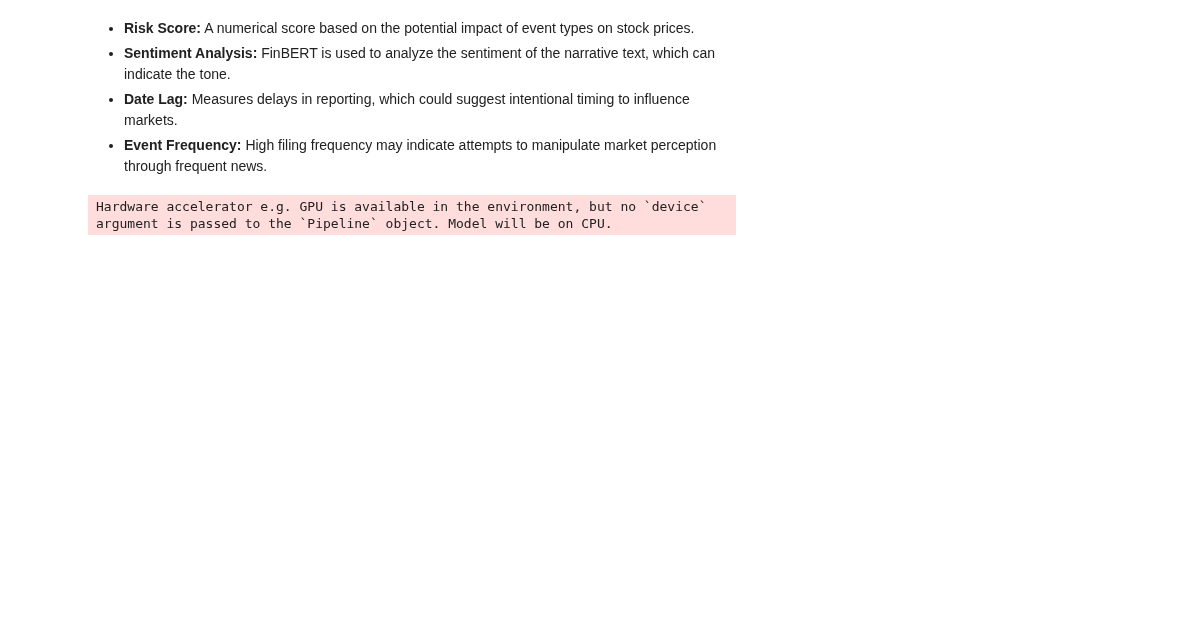
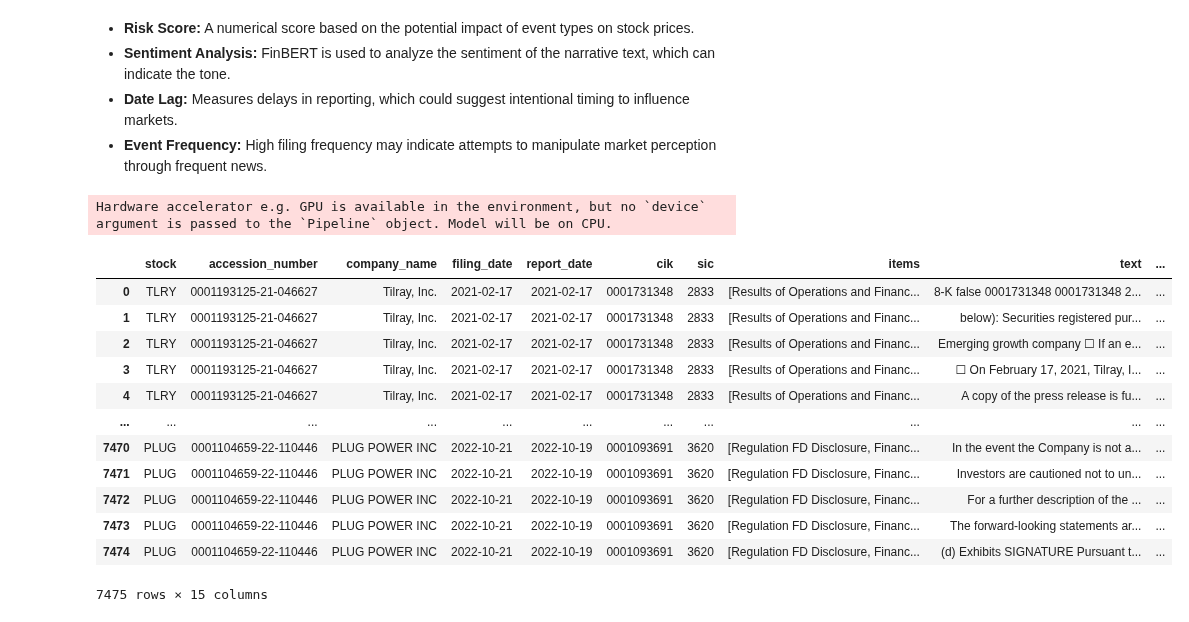
Before and after one commit to ansh2607/capstone2025-aggarwal-StockMarketManipulationDetection, a Jupyter notebook: process_sec_filings.ipynb, the cells around one changed output. Cells and saved outputs as stored; diff of their text form; code cells hidden in the pictures; blank space fills up the shorter version.

Commit message:
processed_8k_filings and combined dataset

```diff
--- a/process_sec_filings.ipynb
+++ b/process_sec_filings.ipynb
@@ -119,12 +164,12 @@ filings_df = process_8k_filings(root_dir)
 * **Event Frequency:** High filing frequency may indicate attempts to manipulate market perception through frequent news.
 # %%
 # Load FinBERT for sentiment analysis
-sentiment_analyzer = pipeline("sentiment-analysis", model="yiyanghkust/finbert-tone")
+sentiment_analyzer = pipeline("sentiment-analysis", model="yiyanghkust/finbert-tone", truncation=True, max_length=512)
 
 def assign_risk_score(items):
     """Assign risk score based on event types."""
-    high_risk = ["Results of Operations and Financial Condition", "Material Impairments", "Regulation FD Disclosure"]
-    medium_risk = ["Departure of Directors or Certain Officers", "Entry into a Material Definitive Agreement"]
+    high_risk = ['Changes in Control of Registrant', 'Entry into a Material Definitive Agreement', 'Material Impairments', 'Departure of Directors or Certain Officers; Election of Directors; Appointment of Certain Officers: Compensatory Arrangements of Certain Officers', 'Notice of Delisting or Failure to Satisfy a Continued Listing Rule or Standard; Transfer of Listing', 'Triggering Events That Accelerate or Increase a Direct Financial Obligation or an Obligation under an Off-Balance Sheet Arrangement', 'Termination of a Material Definitive Agreement', 'Unregistered Sales of Equity Securities', 'Non-Reliance on Previously Issued Financial Statements or a Related Audit Report or Completed Interim Review']
+    medium_risk = ["Results of Operations and Financial Condition", 'Completion of Acquisition or Disposition of Assets', 'Amendments to Articles of Incorporation or Bylaws; Change in Fiscal Year', 'Regulation FD Disclosure', 'Creation of a Direct Financial Obligation or an Obligation under an Off-Balance Sheet Arrangement of a Registrant', 'Cost Associated with Exit or Disposal Activities']
 
     for item in items:
         if item in high_risk:
@@ -133,13 +178,27 @@ def assign_risk_score(items):
             return 2
     return 1
 
-def get_sentiment(text):
+def get_finbert_sentiment(text):
     """Get sentiment score using FinBERT."""
     try:
-        result = sentiment_analyzer(text[:512])[0]  # FinBERT has token limits
+        result = sentiment_analyzer(text)[0]  # FinBERT has token limits
         return result['label'], result['score']
     except:
         return "neutral", 0.0
+
+def keyword_sentiment(text):
+    """keyword-based sentiment analysis."""
+    positive_keywords = ['growth', 'profit', 'increase', 'successful', 'expansion', 'agreement', 'strong']
+    negative_keywords = ['loss', 'impairment', 'decline', 'lawsuit', 'restructuring', 'termination', 'weak']
+
+    positive_count = sum(1 for word in positive_keywords if word in text.lower())
+    negative_count = sum(1 for word in negative_keywords if word in text.lower())
+
+    if positive_count > negative_count:
+        return "positive", 0.7
+    elif negative_count > positive_count:
+        return "negative", 0.7
+    return "neutral", 0.5
 
 # Feature engineering
 filings_df['filing_date'] = pd.to_datetime(filings_df['filing_date'], format='%Y%m%d')
@@ -148,13 +207,23 @@ filings_df['date_lag'] = (filings_df['filing_date'] - filings_df['report_date'])
 filings_df['risk_score'] = filings_df['items'].apply(assign_risk_score)
 
 # Sentiment analysis on body text
-filings_df['sentiment_label'], filings_df['sentiment_score'] = zip(*filings_df['body_text'].apply(get_sentiment))
-
-# Event frequency per stock per month
-filings_df['month'] = filings_df['filing_date'].dt.to_period('M')
-event_freq = filings_df.groupby(['stock', 'month']).size().reset_index(name='event_count')
-filings_df = filings_df.merge(event_freq, on=['stock', 'month'], how='left')
-
-filings_df.to_csv('sec_finra_data/sec_filings/engineered_8k_filings.csv', index=False)
+filings_df['finbert_label'], filings_df['finbert_score'] = zip(*filings_df['text'].apply(get_finbert_sentiment))
+filings_df['keyword_label'], filings_df['keyword_score'] = zip(*filings_df['text'].apply(keyword_sentiment))
 # %% [output]
 Hardware accelerator e.g. GPU is available in the environment, but no `device` argument is passed to the `Pipeline` object. Model will be on CPU.
+# %%
+filings_df
+# %% [output]
+|  | stock | accession_number | company_name | filing_date | report_date | cik | sic | items | text | ... |
+| 0 | TLRY | 0001193125-21-046627 | Tilray, Inc. | 2021-02-17 | 2021-02-17 | 0001731348 | 2833 | [Results of Operations and Financ... | 8-K false 0001731348 0001731348 2... | ... |
+| 1 | TLRY | 0001193125-21-046627 | Tilray, Inc. | 2021-02-17 | 2021-02-17 | 0001731348 | 2833 | [Results of Operations and Financ... | below): Securities registered pur... | ... |
+| 2 | TLRY | 0001193125-21-046627 | Tilray, Inc. | 2021-02-17 | 2021-02-17 | 0001731348 | 2833 | [Results of Operations and Financ... | Emerging growth company ☐ If an e... | ... |
+| 3 | TLRY | 0001193125-21-046627 | Tilray, Inc. | 2021-02-17 | 2021-02-17 | 0001731348 | 2833 | [Results of Operations and Financ... | ☐ On February 17, 2021, Tilray, I... | ... |
+| 4 | TLRY | 0001193125-21-046627 | Tilray, Inc. | 2021-02-17 | 2021-02-17 | 0001731348 | 2833 | [Results of Operations and Financ... | A copy of the press release is fu... | ... |
+| ... | ... | ... | ... | ... | ... | ... | ... | ... | ... | ... |
+| 7470 | PLUG | 0001104659-22-110446 | PLUG POWER INC | 2022-10-21 | 2022-10-19 | 0001093691 | 3620 | [Regulation FD Disclosure, Financ... | In the event the Company is not a... | ... |
+| 7471 | PLUG | 0001104659-22-110446 | PLUG POWER INC | 2022-10-21 | 2022-10-19 | 0001093691 | 3620 | [Regulation FD Disclosure, Financ... | Investors are cautioned not to un... | ... |
+| 7472 | PLUG | 0001104659-22-110446 | PLUG POWER INC | 2022-10-21 | 2022-10-19 | 0001093691 | 3620 | [Regulation FD Disclosure, Financ... | For a further description of the ... | ... |
+| 7473 | PLUG | 0001104659-22-110446 | PLUG POWER INC | 2022-10-21 | 2022-10-19 | 0001093691 | 3620 | [Regulation FD Disclosure, Financ... | The forward-looking statements ar... | ... |
+| 7474 | PLUG | 0001104659-22-110446 | PLUG POWER INC | 2022-10-21 | 2022-10-19 | 0001093691 | 3620 | [Regulation FD Disclosure, Financ... | (d) Exhibits SIGNATURE Pursuant t... | ... |
+7475 rows × 15 columns
```
Also changed, not shown: parts of 6 cells of this notebook, 2 other files.
